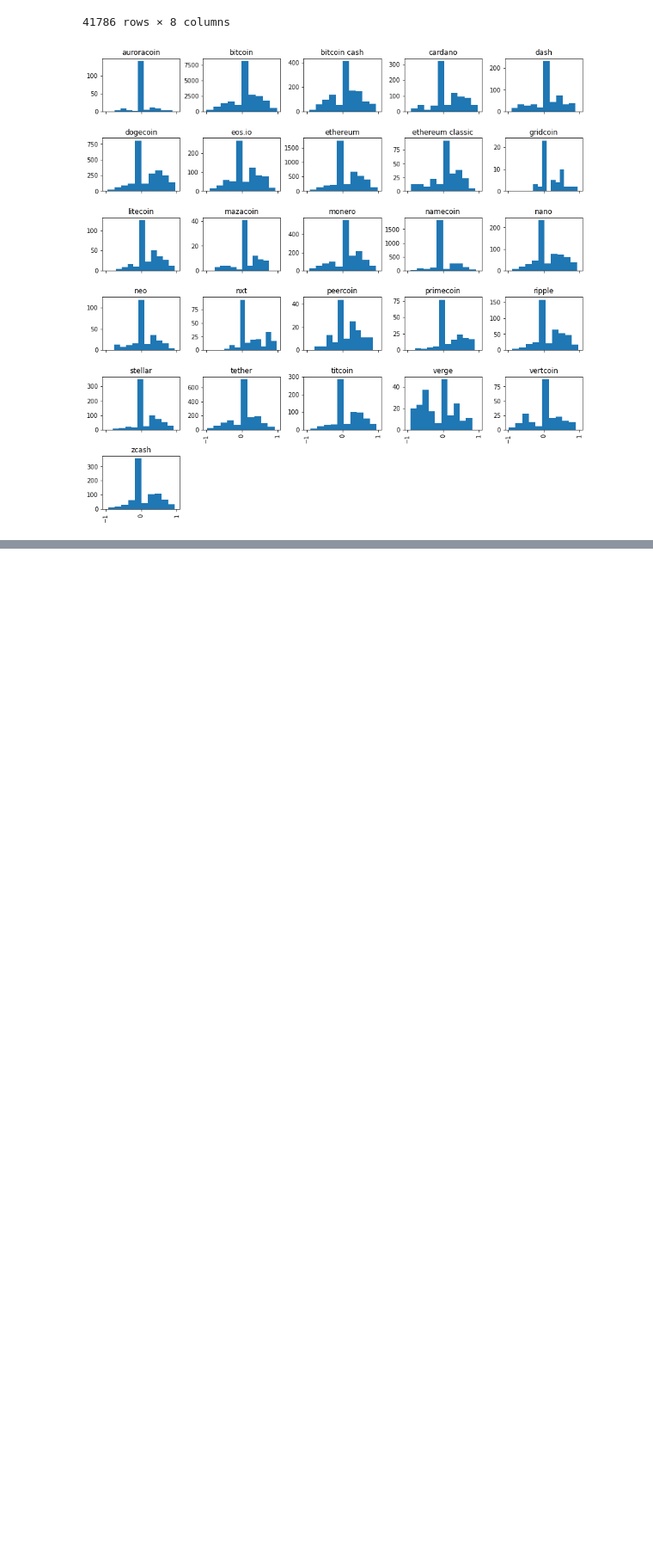
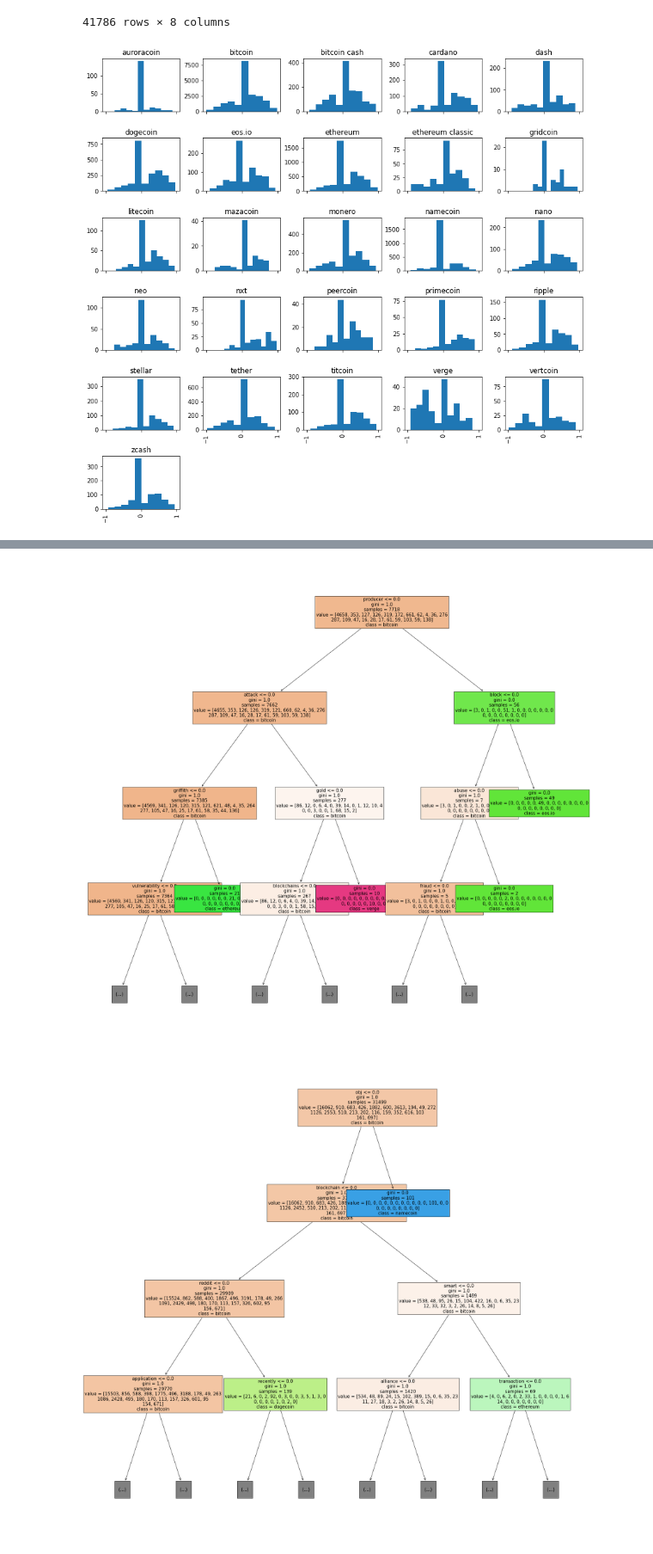
Before and after one commit to matthewkmoore/CryptoCurrency-Media-Analysis, a Jupyter notebook: cryptocurrency_webcrawler.ipynb, the cells around one changed output, grey strips where cells are left out. Shown at 86% size. Cells and saved outputs as stored; diff of their text form; code cells hidden in the pictures; blank space fills up the shorter version.

```diff
--- a/cryptocurrency_webcrawler.ipynb
+++ b/cryptocurrency_webcrawler.ipynb
@@ -533,0 +818,21 @@ Counter({'CARDINAL': 3, 'DATE': 1})
+# %%
+plt.figure(figsize=(30,30))
+_ = tree.plot_tree(rf_class_neg,
+                   feature_names=vectorizer_neg.get_feature_names(),
+                   filled=True, max_depth=3, fontsize=15, precision=0,
+                   class_names=rf_class_neg.classes_)
+
+plt.figure(figsize=(30,30))
+_ = tree.plot_tree(rf_class_pos,
+                   feature_names=vectorizer_pos.get_feature_names(),
+                   filled=True, max_depth=3, fontsize=15, precision=0,
+                   class_names=rf_class_pos.classes_)
+
+plt.figure(figsize=(30,30))
+_ = tree.plot_tree(rf_class_neu,
+                   feature_names=vectorizer_neu.get_feature_names(),
+                   filled=True, max_depth=3, fontsize=15, precision=0,
+                   class_names=rf_class_neu.classes_)
+# %% [output]
+[figure, added]
+[figure, added]
```
Also changed, not shown: parts of 18 cells of this notebook, 3 other files.
